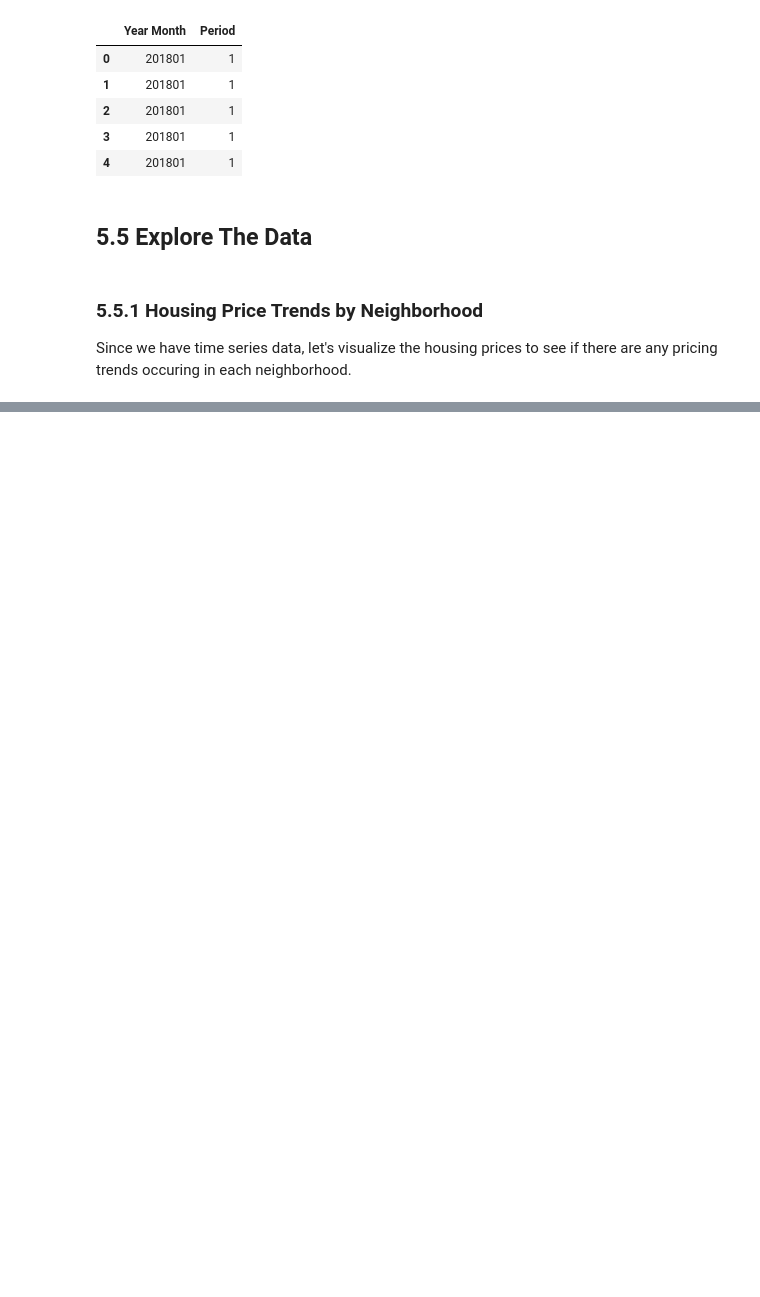
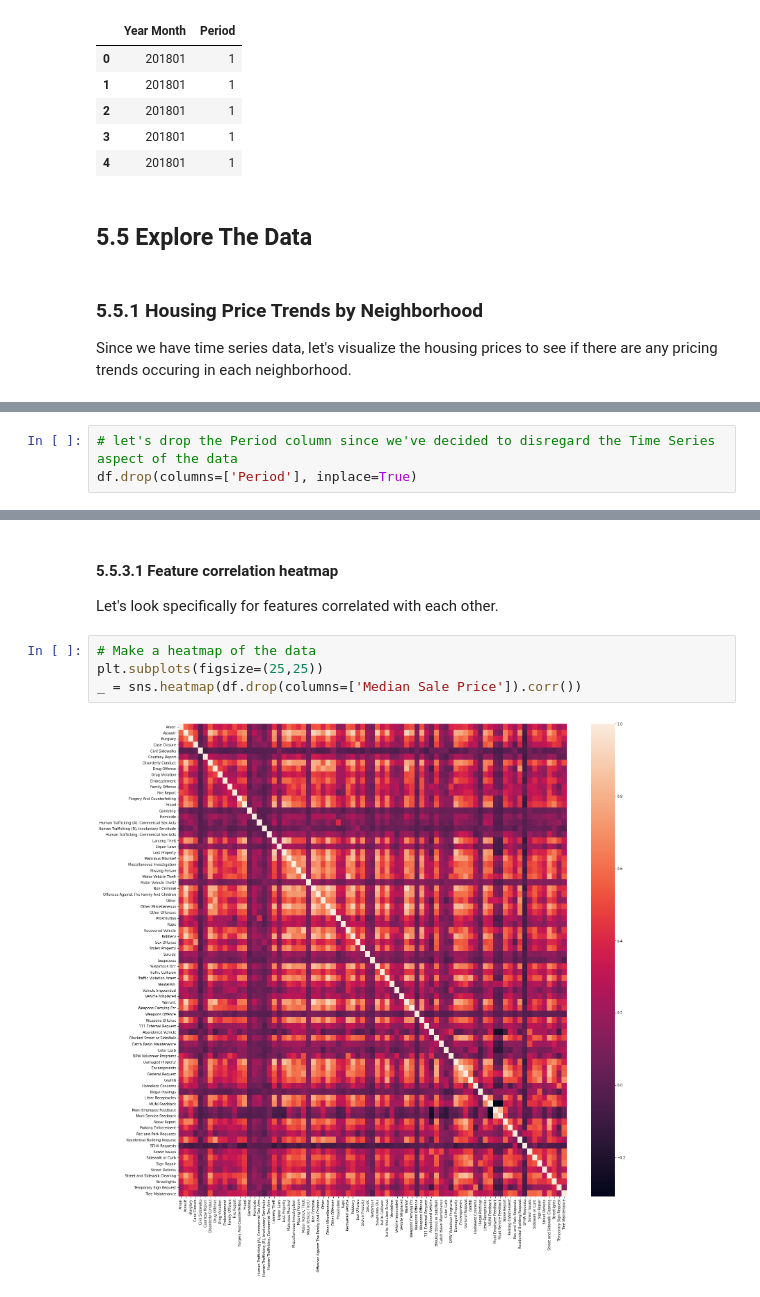
Before and after one commit to fontainelam/SF-PoliceIncidents-311-Housing, a Jupyter notebook: 05 - Exploratory Data Analysis.ipynb, the cells around one changed output, grey strips where cells are left out. Drawn from its saved outputs; the diff is of its cells as text; blank space fills up the shorter version.

```diff
--- a/05 - Exploratory Data Analysis.ipynb
+++ b/05 - Exploratory Data Analysis.ipynb
@@ -158,0 +281,3 @@ _ = g.set_axis_labels('Year Month', 'Housing Sales Price')
+# %%
+# let's drop the Period column since we've decided to disregard the Time Series aspect of the data
+df.drop(columns=['Period'], inplace=True)
@@ -158,0 +308,10 @@ _ = g.set_axis_labels('Year Month', 'Housing Sales Price')
+# %% [markdown]
+#### 5.5.3.1 Feature correlation heatmap<a id='5.5.3.1_Feature_correlation_heatmap'></a>
+
+Let's look specifically for features correlated with each other.
+# %%
+# Make a heatmap of the data
+plt.subplots(figsize=(25,25))
+_ = sns.heatmap(df.drop(columns=['Median Sale Price']).corr())
+# %% [output]
+[figure, added]
```
Also changed, not shown: parts of 41 cells of this notebook, 1 other file.
